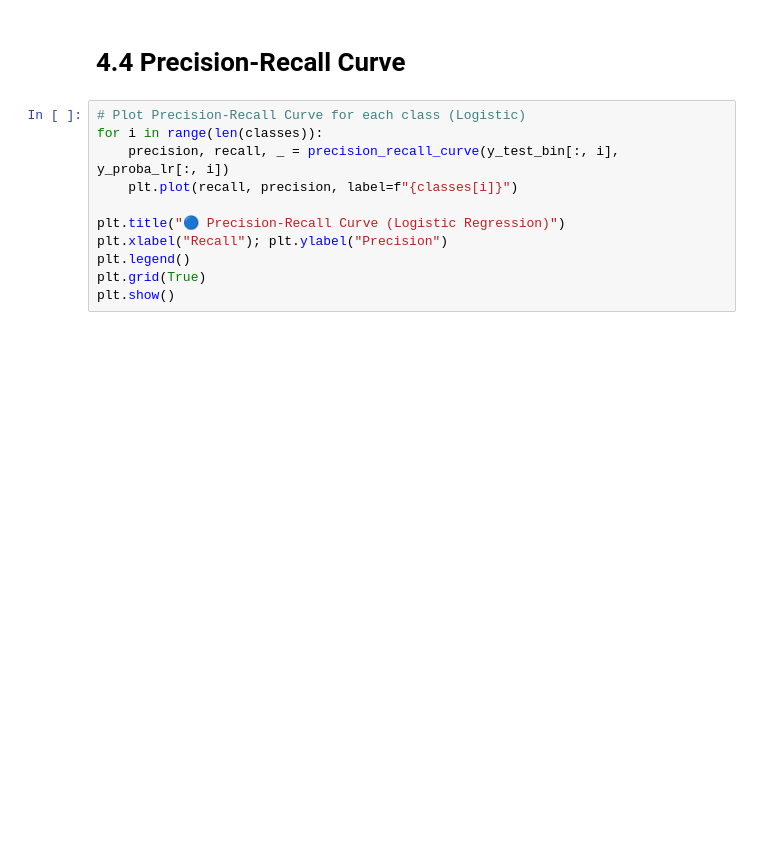
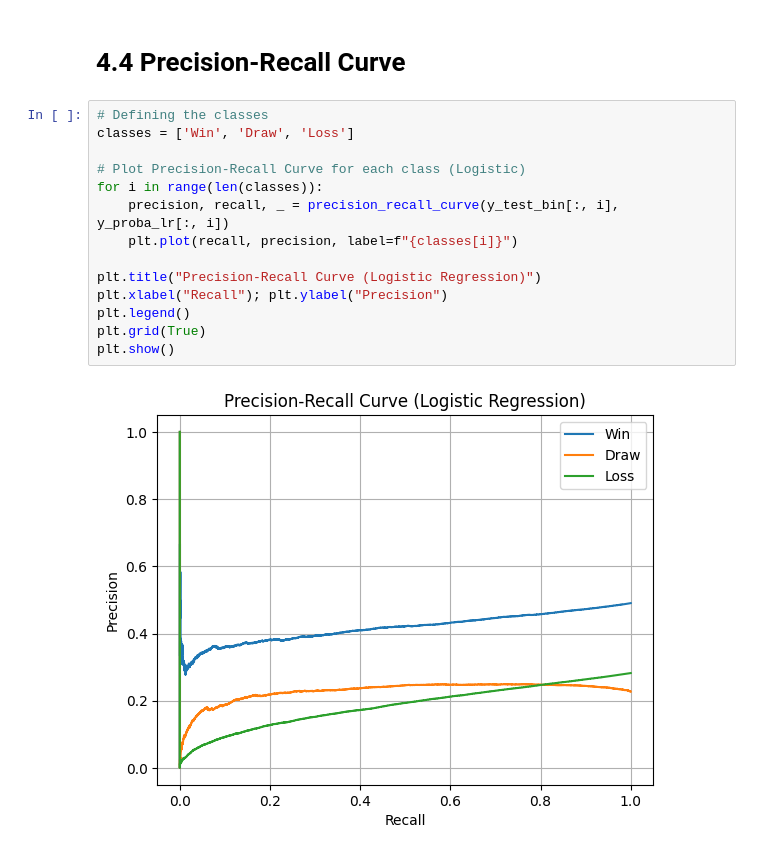
Before and after one commit to Leemisa/ML-Classification-Project, a Jupyter notebook: my_notebook.ipynb, the cells around one changed output. Saved outputs shown, nothing was run; the diff lists cells and outputs as text; blank space fills up the shorter version.

```diff
--- a/my_notebook.ipynb
+++ b/my_notebook.ipynb
@@ -312,13 +380,18 @@ plt.show()
 # %% [markdown]
 # 4.4 Precision-Recall Curve
 # %%
+# Defining the classes
+classes = ['Win', 'Draw', 'Loss']
+
 # Plot Precision-Recall Curve for each class (Logistic)
 for i in range(len(classes)):
     precision, recall, _ = precision_recall_curve(y_test_bin[:, i], y_proba_lr[:, i])
     plt.plot(recall, precision, label=f"{classes[i]}")
 
-plt.title("🔵 Precision-Recall Curve (Logistic Regression)")
+plt.title("Precision-Recall Curve (Logistic Regression)")
 plt.xlabel("Recall"); plt.ylabel("Precision")
 plt.legend()
 plt.grid(True)
 plt.show()
+# %% [output]
+[figure, added]
```
Also changed, not shown: parts of 5 cells of this notebook.
